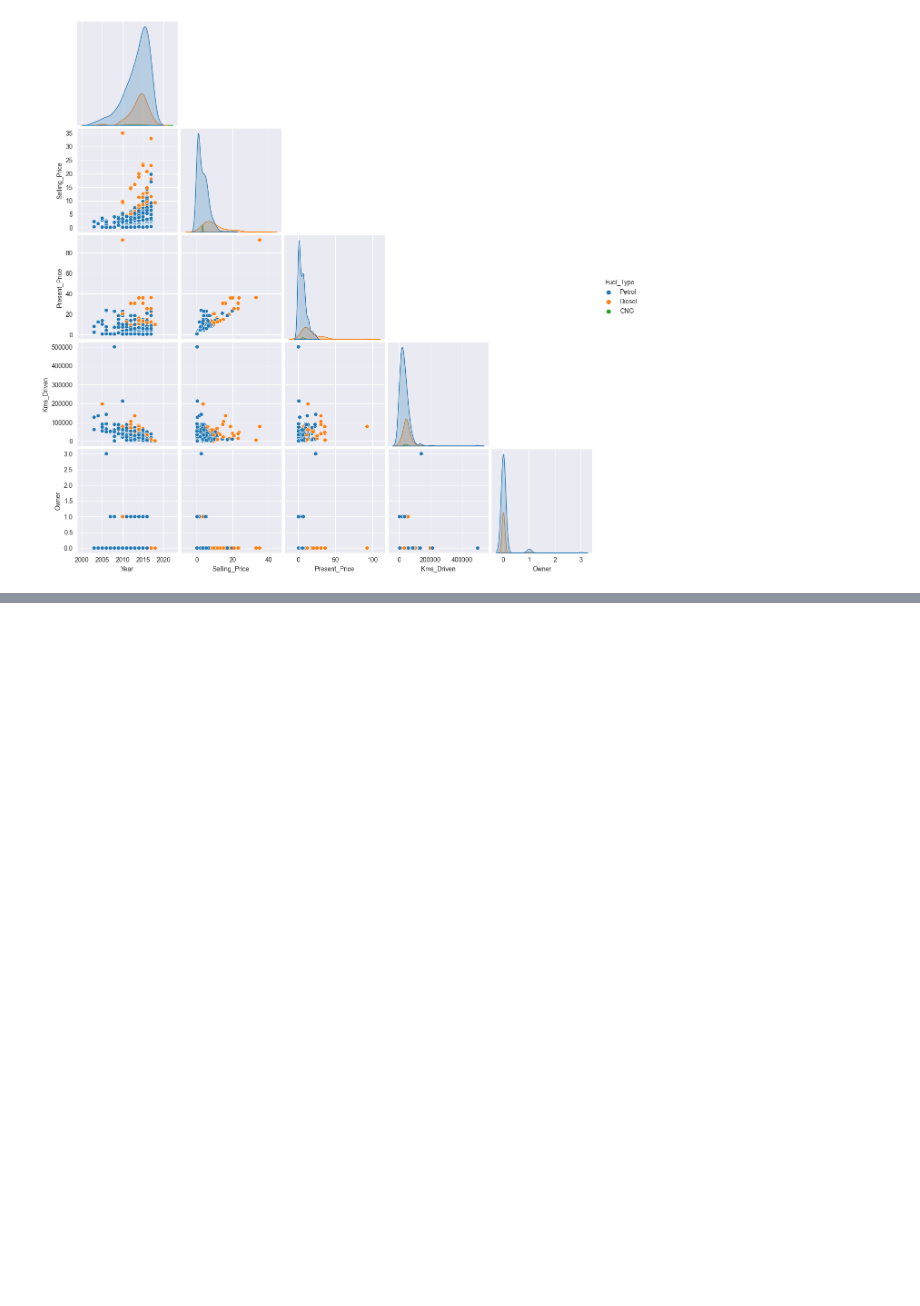
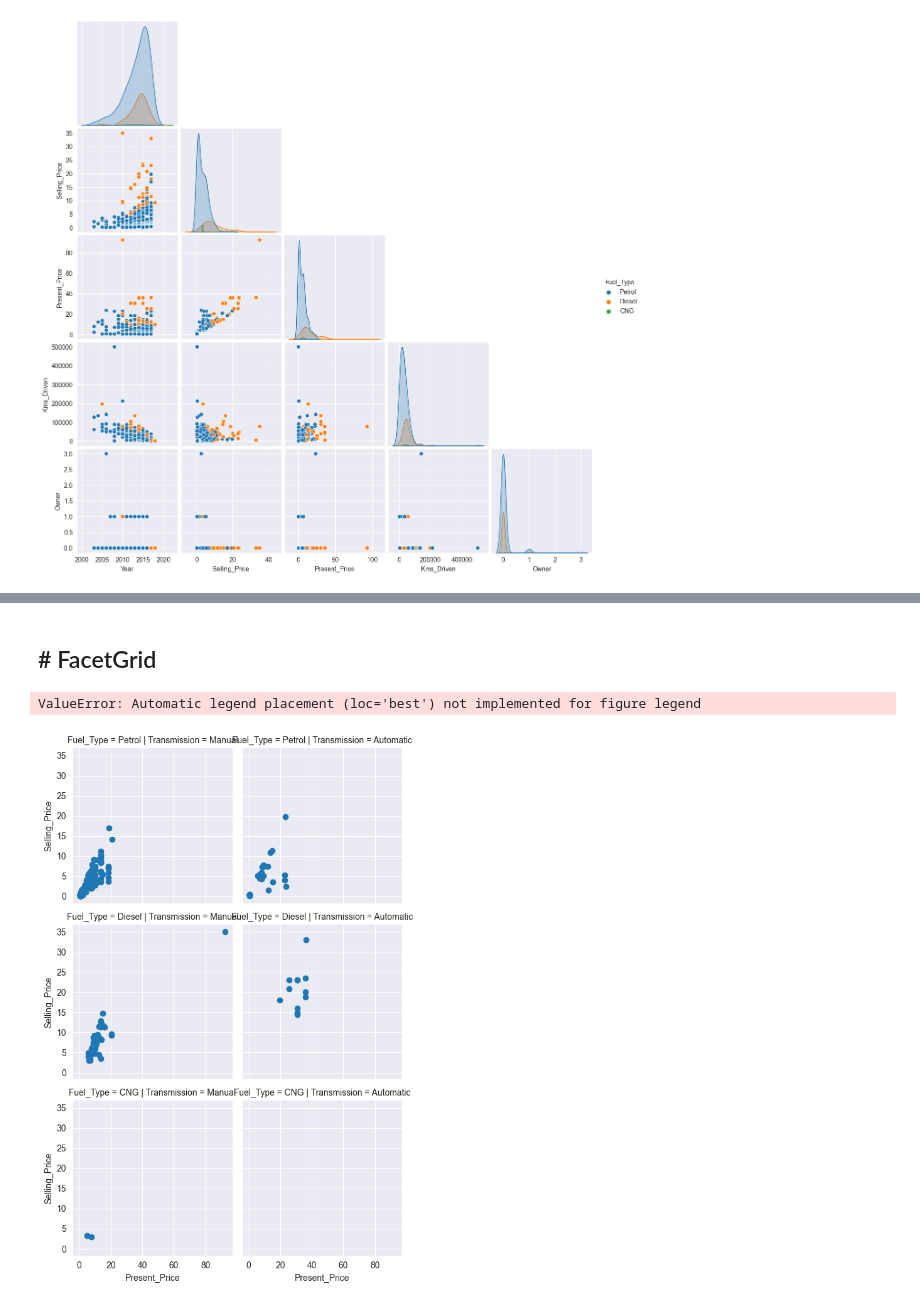
Before and after one commit to GOLISHYAMP/ML_AI, a Jupyter notebook: MachineLearningPrac/Seaborn.ipynb, the cells around one changed output, grey strips where cells are left out. Cells and saved outputs as stored; diff of their text form; code cells hidden in the pictures; blank space fills up the shorter version.

```diff
--- a/MachineLearningPrac/Seaborn.ipynb
+++ b/MachineLearningPrac/Seaborn.ipynb
@@ -305,0 +342,10 @@ sns.pairplot(data = df, hue = "Fuel_Type", corner= True)
+# %% [markdown]
+## # FacetGrid
+# %%
+g = sns.FacetGrid(data= df, col = 'Transmission', row = 'Fuel_Type')
+g = g.map(plt.scatter, 'Present_Price', 'Selling_Price')
+g.add_legend(loc = 0)
+plt.subplots_adjust(hspace=0.4, w_space = 0.4)
+# %% [output]
+ValueError: Automatic legend placement (loc='best') not implemented for figure legend
+[figure, added]
```
Also changed, not shown: parts of 23 cells of this notebook, 1 other file.
